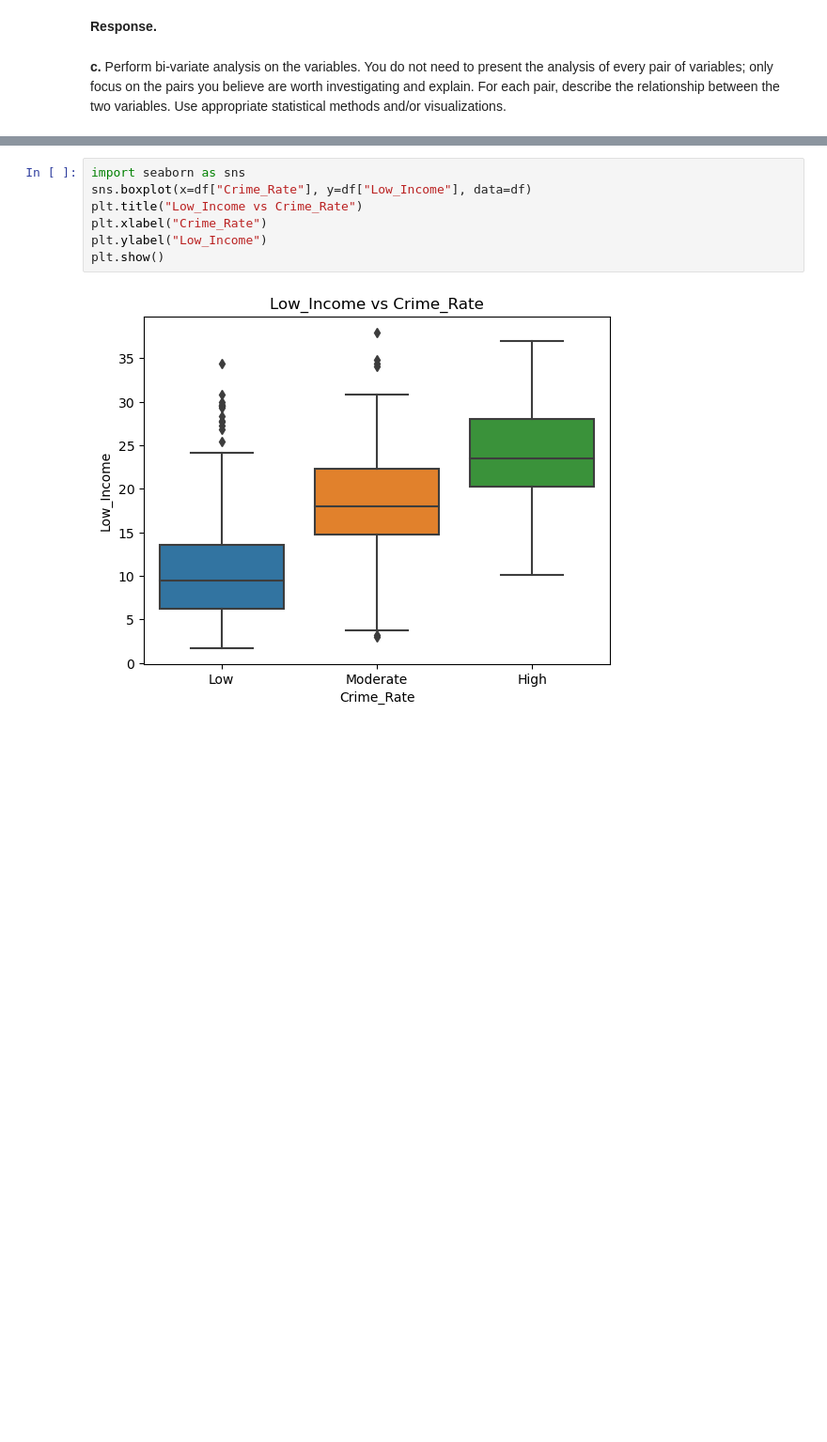
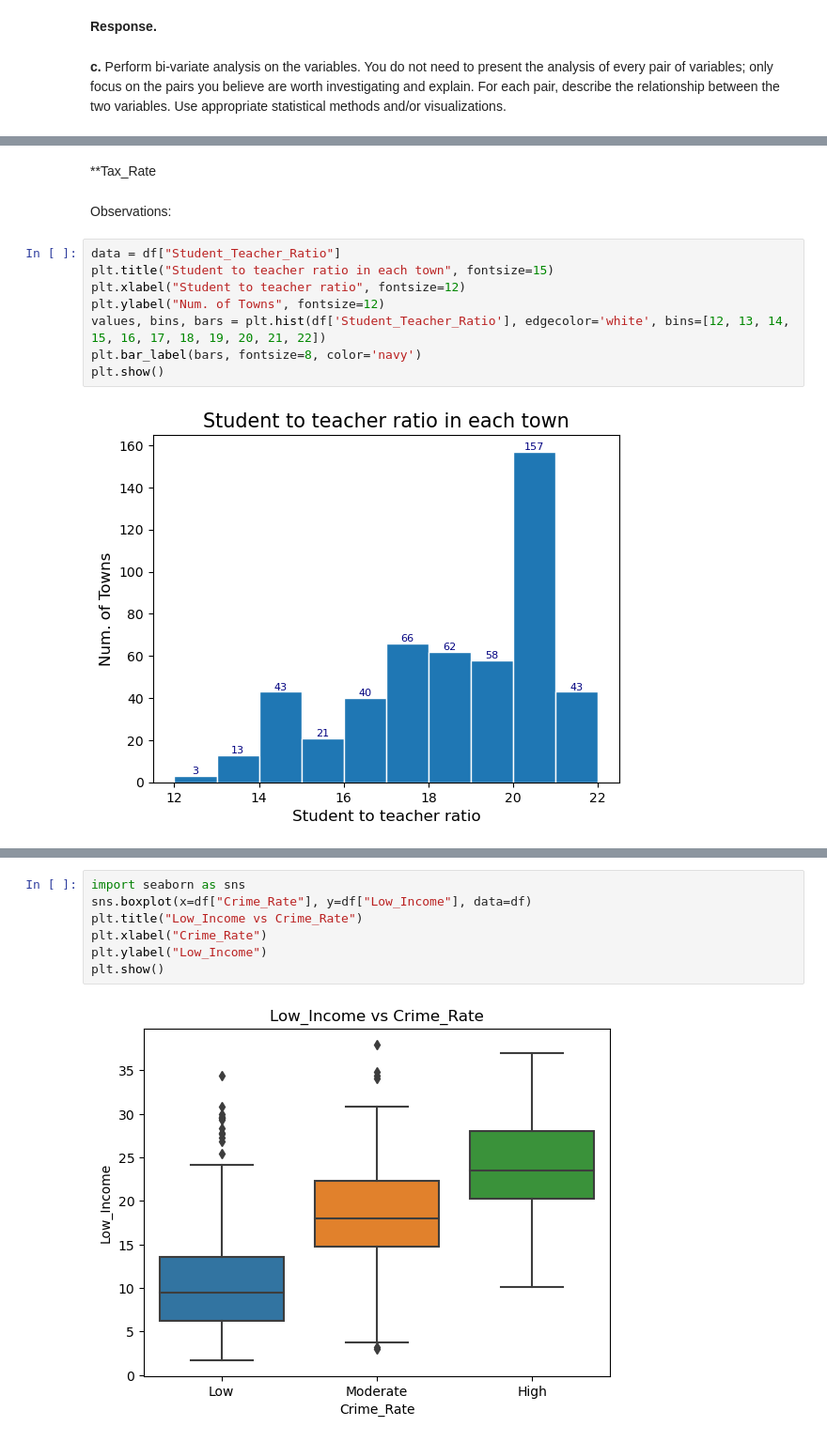
Before and after one commit to jiakai2002/cs105-project, a Jupyter notebook: CS105 Project Submission Part I 2024.ipynb, the cells around one changed output, grey strips where cells are left out. Shown: that part at 94% size. Cells and saved outputs as stored; diff of their text form; blank space fills up the shorter version.

```diff
--- a/CS105 Project Submission Part I 2024.ipynb
+++ b/CS105 Project Submission Part I 2024.ipynb
@@ -242,0 +262,14 @@ plt.show()
+# %% [markdown]
+**Tax_Rate
+# %% [markdown]
+Observations:
+# %%
+data = df["Student_Teacher_Ratio"]
+plt.title("Student to teacher ratio in each town", fontsize=15)
+plt.xlabel("Student to teacher ratio", fontsize=12)
+plt.ylabel("Num. of Towns", fontsize=12)
+values, bins, bars = plt.hist(df['Student_Teacher_Ratio'], edgecolor='white', bins=[12, 13, 14, 15, 16, 17, 18, 19, 20, 21, 22])
+plt.bar_label(bars, fontsize=8, color='navy')
+plt.show()
+# %% [output]
+[figure, added]
```
Also changed, not shown: parts of 12 cells of this notebook.
